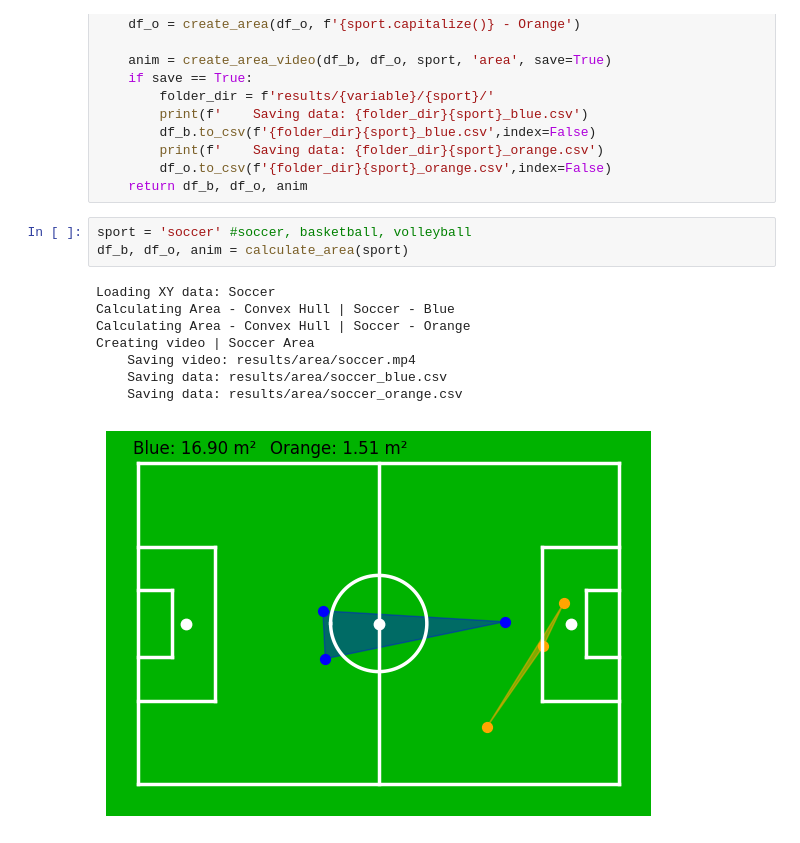
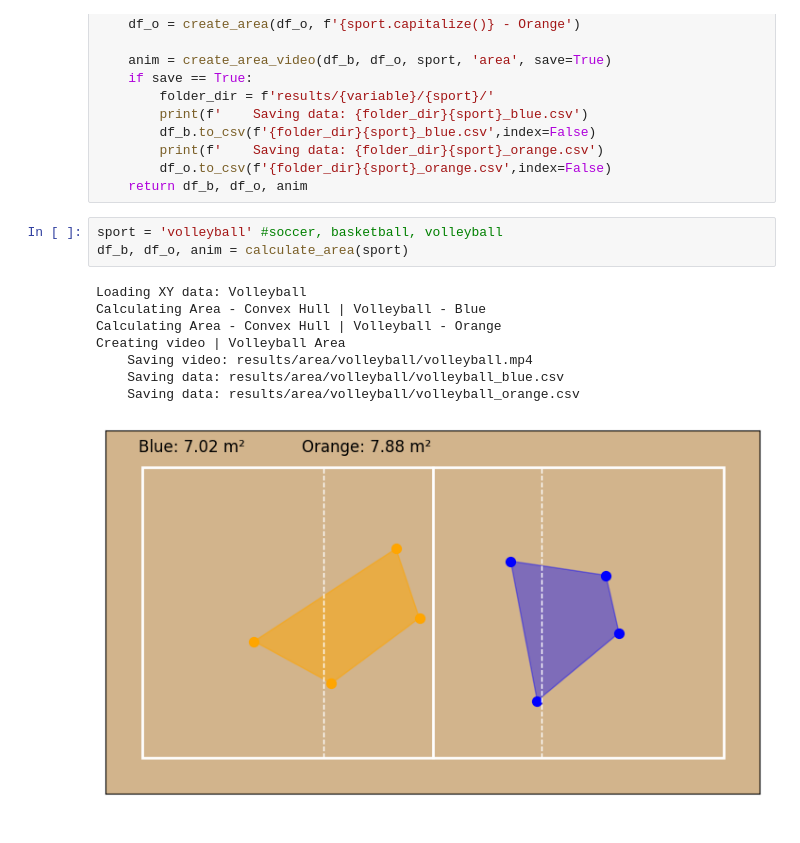
Before and after one commit to brunobedo/gps_munich25, a Jupyter notebook: calculate_team_area.ipynb, the cells around one changed output. Cells and saved outputs as stored; diff of their text form.

Commit message:
notebook to create and run sport areas using convex hull

```diff
--- a/calculate_team_area.ipynb
+++ b/calculate_team_area.ipynb
@@ -127,15 +127,15 @@ def calculate_area(sport, variable='area', save=True):
         df_o.to_csv(f'{folder_dir}{sport}_orange.csv',index=False)
     return df_b, df_o, anim
 # %%
-sport = 'soccer' #soccer, basketball, volleyball
+sport = 'volleyball' #soccer, basketball, volleyball
 df_b, df_o, anim = calculate_area(sport)
 # %% [output]
-Loading XY data: Soccer
-Calculating Area - Convex Hull | Soccer - Blue
-Calculating Area - Convex Hull | Soccer - Orange
-Creating video | Soccer Area
-    Saving video: results/area/soccer.mp4
-    Saving data: results/area/soccer_blue.csv
-    Saving data: results/area/soccer_orange.csv
+Loading XY data: Volleyball
+Calculating Area - Convex Hull | Volleyball - Blue
+Calculating Area - Convex Hull | Volleyball - Orange
+Creating video | Volleyball Area
+    Saving video: results/area/volleyball/volleyball.mp4
+    Saving data: results/area/volleyball/volleyball_blue.csv
+    Saving data: results/area/volleyball/volleyball_orange.csv
-[figure, old version]
+[figure, new version]
 # %%
```
Also changed, not shown: parts of 1 cell of this notebook.
